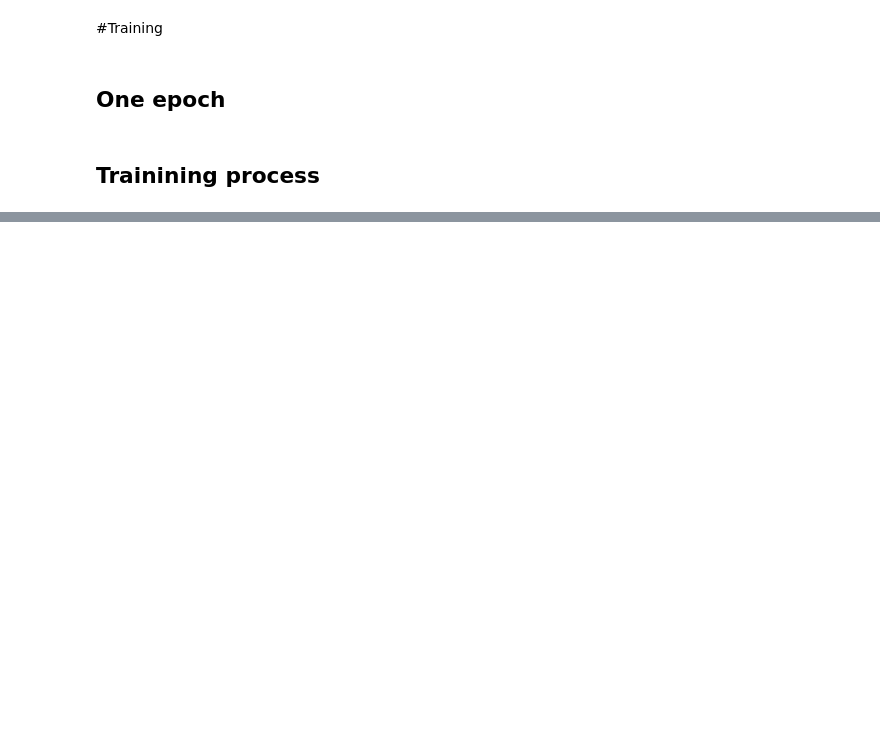
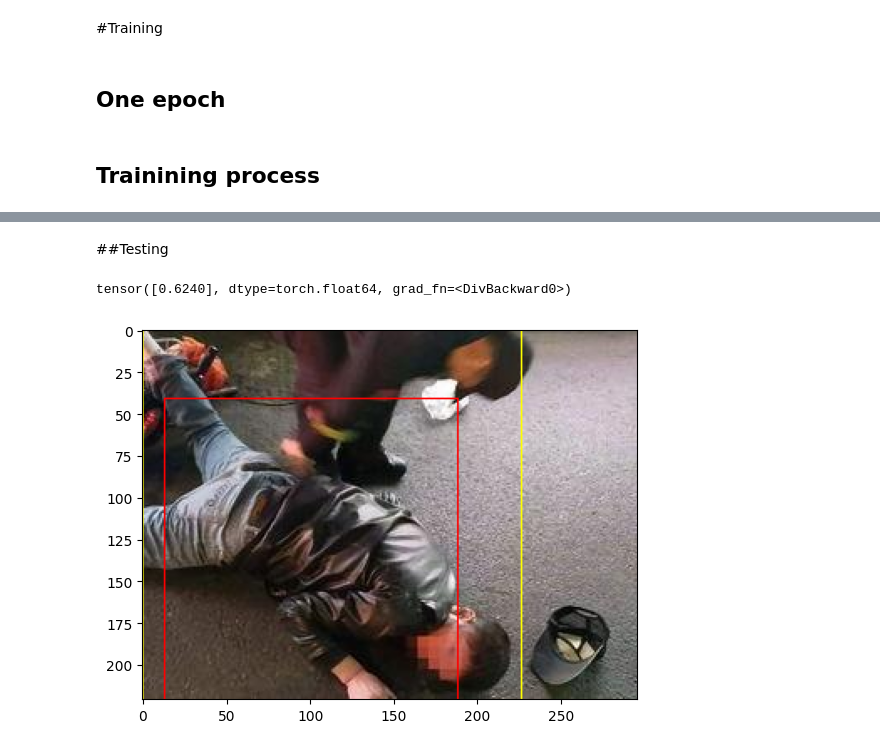
Before and after one commit to anna-marshalova/fall-detection, a Jupyter notebook: fall_detection.ipynb, the cells around one changed output, grey strips where cells are left out. Drawn from its saved outputs; the diff is of its cells as text; code cells hidden in the pictures; blank space fills up the shorter version.

```diff
--- a/fall_detection.ipynb
+++ b/fall_detection.ipynb
@@ -33,3 +58,7 @@ ROOT = '/content/'
+# %%
+ROOT = '/content/'
+DRIVE_ROOT = '/content/drive/MyDrive/fall_detection'
+os.makedirs(DRIVE_ROOT, exist_ok = True)
 # %% [markdown]
 #Downloading Data
 # %%
@@ -69,7 +98,7 @@ class DetectionDataset(Dataset):
 
     def get_label(self, label_path: str) -> np.array:
         """
-        Получение координат рамки в формате YOLO
+        Получение координат бокса в формате YOLO
         :param labels_path: Путь к файлу с разметкой
         :return: Массив с координатами (x_center, y_center, width, height)
         """
@@ -534,0 +573,27 @@ gc.collect()
+# %%
+device = torch.device('cuda' if torch.cuda.is_available() else 'cpu')
+
+def objective(trial):
+  learning_rate = trial.suggest_float('learning_rate', 1e-5, 1e-3, log=True)
+  pool_size = (trial.suggest_int('pool_height', 1, 4), trial.suggest_int('pool_width', 1, 4))
+  batch_size = trial.suggest_categorical('batch_size', [2, 4, 8])
+  #optim= trial.suggest_categorical('optimizer', ['adam'])
+  loss = trial.suggest_categorical('loss', ['mse','mae'])
+  use_weight_decay = trial.suggest_int('use_weight_decay', 0, 1)
+  weight_decay = trial.suggest_float('weight_decay', 1e-5, 1e-1, log=True)
+  trainable_layers = trial.suggest_int('trainable_layers', 0, 36)
+
+  #optimizers = {'adam':torch.optim.Adam, 'adamw':torch.optim.AdamW}
+  losses = {'mse':nn.MSELoss, 'mae':nn.L1Loss}
+
+  train_loader = DataLoader(train_dataset, batch_size=batch_size, shuffle=True, collate_fn = collate_fn)
+  val_loader = DataLoader(val_dataset, batch_size=batch_size, shuffle=False, collate_fn = collate_fn)
+
+  device = torch.device('cuda' if torch.cuda.is_available() else 'cpu')
+  model = Detector(trainable_layers=trainable_layers).to(device)
+  criterion = losses[loss]()
+  optimizer = torch.optim.Adam(model.parameters(), lr=learning_rate, weight_decay=weight_decay*use_weight_decay)
+
+  train_epoch_loss, train_epoch_iou = train_one_epoch(model, train_loader, optimizer, criterion)
+  val_loss, val_iou = validate(model, val_loader, criterion)
+  return val_iou
@@ -534,0 +621,4 @@ gc.collect()
+# %% [markdown]
+##Testing
+# %%
+model = torch.load(os.path.join(DRIVE_ROOT, 'model.pt'))
@@ -534,0 +627,11 @@ gc.collect()
+# %%
+i = random.randint(0, len(test_dataset))
+sample = test_dataset[i]
+image, label = sample.values()
+image_input = torch.tensor(image, dtype=torch.float).unsqueeze(0).permute(0,3,1,2).to(device)
+pred_bbox = model(image_input).cpu()
+print(calculate_iou(torch.tensor(label).unsqueeze(0), pred_bbox))
+display(sample, pred_bbox = pred_bbox.view(4).tolist())
+# %% [output]
+tensor([0.6240], dtype=torch.float64, grad_fn=<DivBackward0>)
+[figure, added]
```
Also changed, not shown: parts of 23 cells of this notebook.
